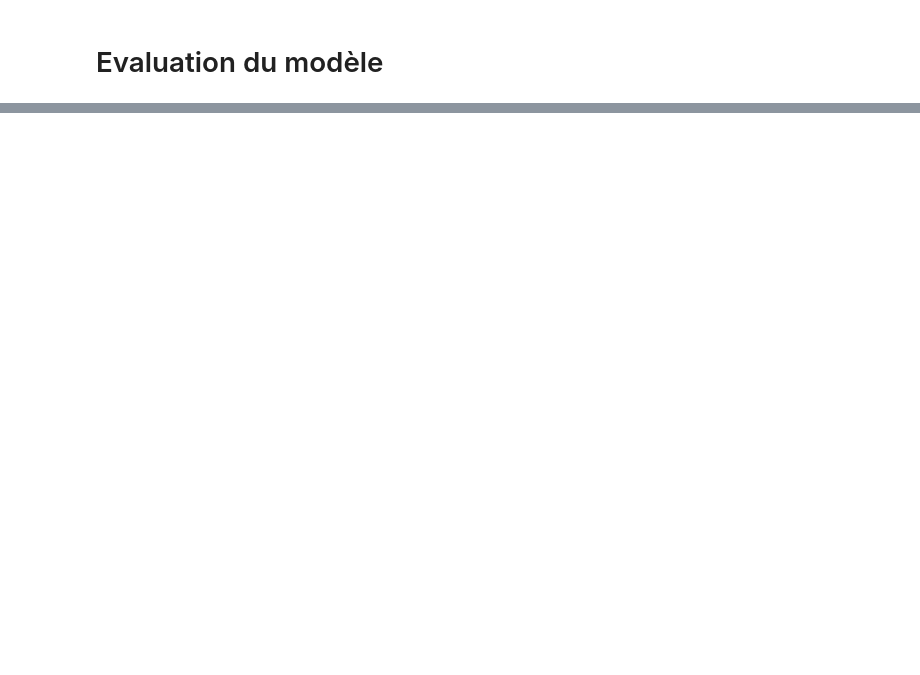
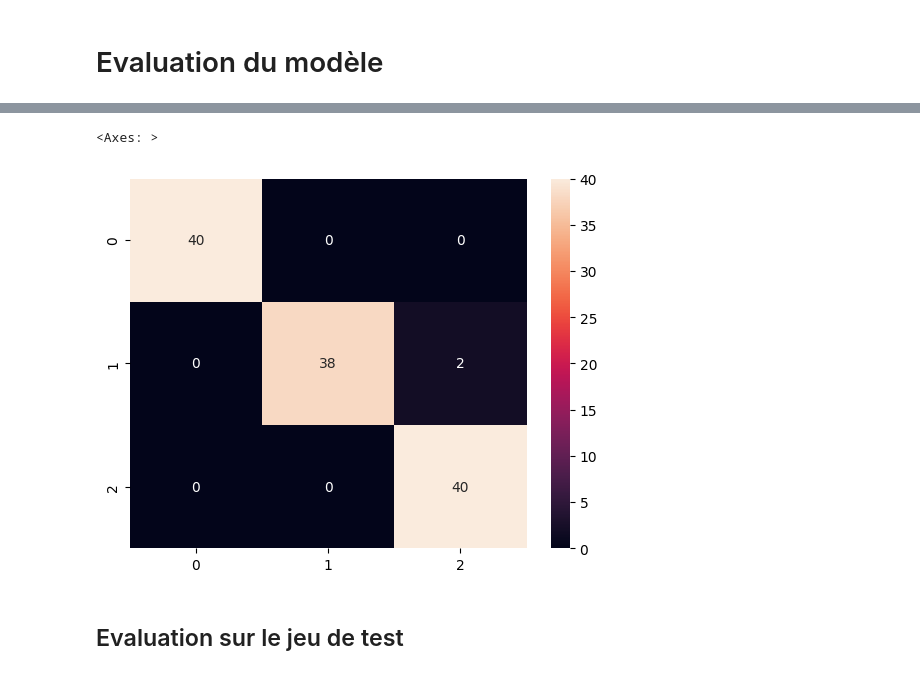
Before and after one commit to ClemBvn/git_github_exercice, a Jupyter notebook: iris.ipynb, the cells around one changed output, grey strips where cells are left out. Drawn from its saved outputs; the diff is of its cells as text; code cells hidden in the pictures; blank space fills up the shorter version.

Commit message:
evaluation du modele

```diff
--- a/iris.ipynb
+++ b/iris.ipynb
@@ -121,2 +123,6 @@ decision_tree.fit(X_train, y_train)
 # %% [markdown]
 # Evaluation du modèle
+# %%
+# Prédiction du modèle
+y_pred_train = decision_tree.predict(X_train)
+y_pred_test = decision_tree.predict(X_test)
@@ -122,0 +144,9 @@ decision_tree.fit(X_train, y_train)
+# %%
+# Matrice de confusion sur le jeu d'entrainement
+cm_train = confusion_matrix(y_train, y_pred_train)
+sns.heatmap(cm_train, annot=True)
+# %% [output]
+<Axes: >
+[figure, added]
+# %% [markdown]
+## Evaluation sur le jeu de test
```
Also changed, not shown: parts of 5 cells of this notebook.
